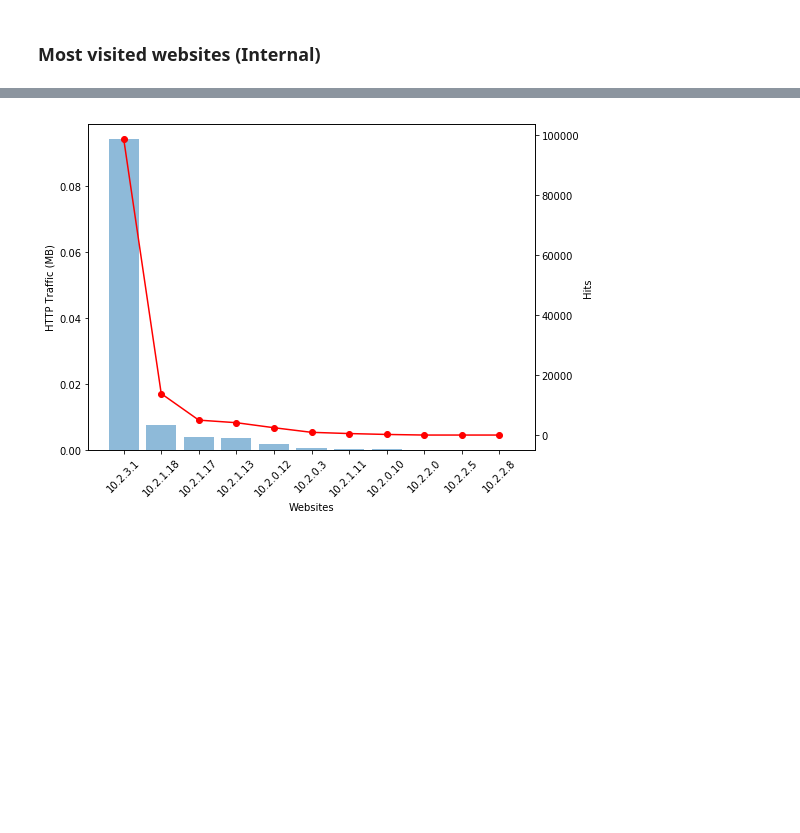
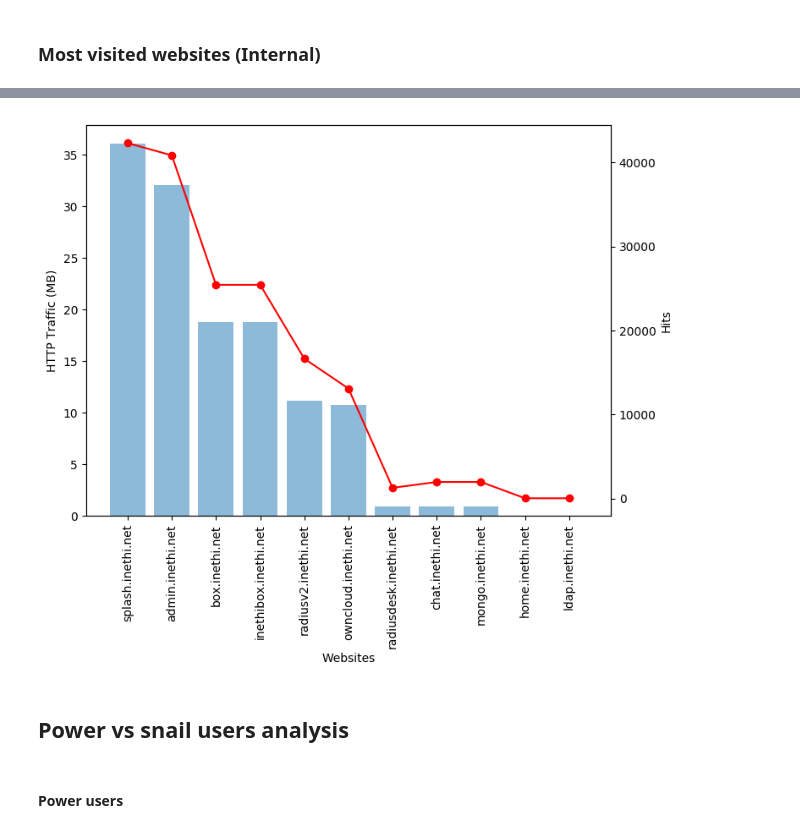
Before and after one commit to amreesh/inethi-traffic-analysis, a Jupyter notebook: web-traffic-analysis.ipynb, the cells around one changed output, grey strips where cells are left out. Cells and saved outputs as stored; diff of their text form; code cells hidden in the pictures; blank space fills up the shorter version.

Commit message:
usage analysis

```diff
--- a/web-traffic-analysis.ipynb
+++ b/web-traffic-analysis.ipynb
@@ -416,18 +456,19 @@ df_mhv_hosts = df_mv_hosts.merge(df_mh_hosts, how='outer', on='ip_src')
 fig, ax1 = plt.subplots(figsize=(8,6))
 
 df_list = df_mhv_hosts[:20]
+df_list = df_list.merge(df_inethi, on='ip_src')
 
-ax1.bar(df_list.ip_src, df_list.frame_len, alpha=0.5)
+ax1.bar(df_list.host, df_list.frame_len, alpha=0.5)
 ax1.set_ylabel('HTTP Traffic (MB)')
 ax1.set_xlabel('Websites')
 
 ax2 = ax1.twinx()
-ax2.plot(df_list.ip_src, df_list.date, marker="o", color='r')
+ax2.plot(df_list.host, df_list.date, marker="o", color='r')
 ax2.set_ylabel('Hits')
 
 for ax in (ax1, ax2):
     for label in ax.get_xticklabels():
-        label.set_rotation(45)
+        label.set_rotation(90)
 
 plt.savefig('plots/http_traffic_internal_mesh.pdf')
 plt.show()
@@ -436,7 +477,7 @@ plt.show()
 # %%
 df_mv_hosts = df_local_school.groupby(['ip_src'], as_index=False).sum()[['ip_src','frame_len']]
 df_mv_hosts.sort_values(['frame_len'], ascending=False, inplace=True)
-df_mv_hosts['frame_len'] = df_mv_hosts.frame_len/1e+9
+df_mv_hosts['frame_len'] = df_mv_hosts.frame_len/1e+6
 
 df_mh_hosts = df_local_school.groupby(['ip_src'], as_index=False).count()[['ip_src','date']]
 df_mh_hosts.sort_values(['date'], ascending=False, inplace=True)
@@ -444,21 +487,26 @@ df_mhv_hosts = df_mv_hosts.merge(df_mh_hosts, how='outer', on='ip_src')
 # %%
 fig, ax1 = plt.subplots(figsize=(8,6))
 
 df_list = df_mhv_hosts[:20]
+df_list = df_list.merge(df_inethi, on='ip_src')
 
-ax1.bar(df_list.ip_src, df_list.frame_len, alpha=0.5)
+ax1.bar(df_list.host, df_list.frame_len, alpha=0.5)
 ax1.set_ylabel('HTTP Traffic (MB)')
 ax1.set_xlabel('Websites')
 
 ax2 = ax1.twinx()
-ax2.plot(df_list.ip_src, df_list.date, marker="o", color='r')
+ax2.plot(df_list.host, df_list.date, marker="o", color='r')
 ax2.set_ylabel('Hits')
 
 for ax in (ax1, ax2):
     for label in ax.get_xticklabels():
-        label.set_rotation(45)
+        label.set_rotation(90)
 
 plt.savefig('plots/http_traffic_internal_school.pdf')
 plt.show()
 # %% [output]
-[figure, old version]
+[figure, new version]
+# %% [markdown]
+## Power vs snail users analysis
+# %% [markdown]
+#### Power users
```
Also changed, not shown: parts of 26 cells of this notebook, 2 other files.
